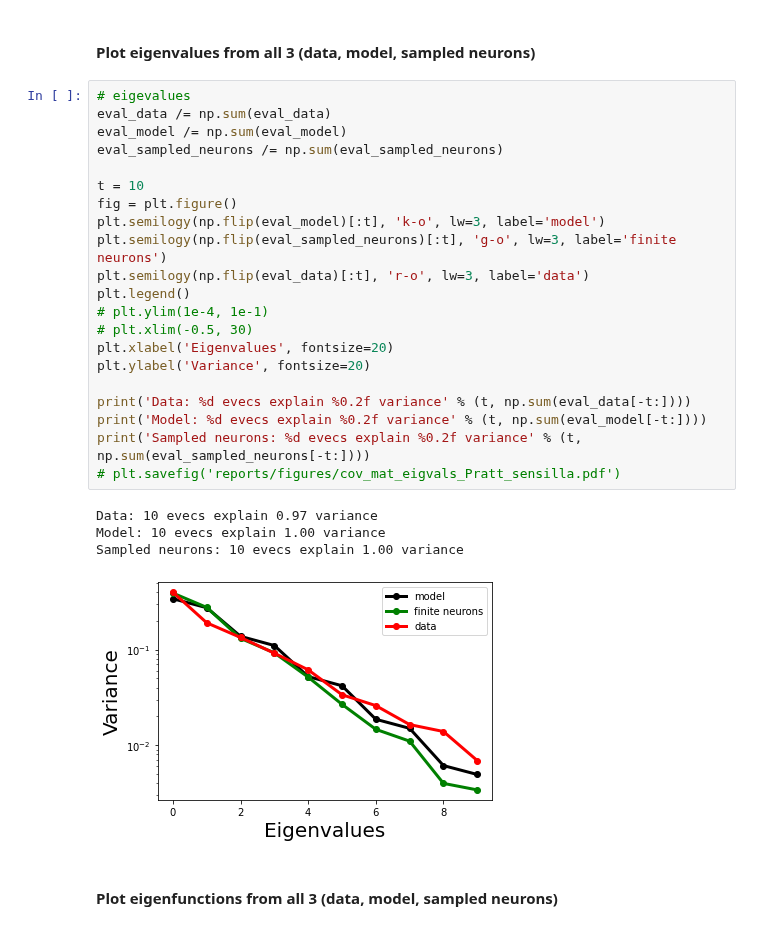
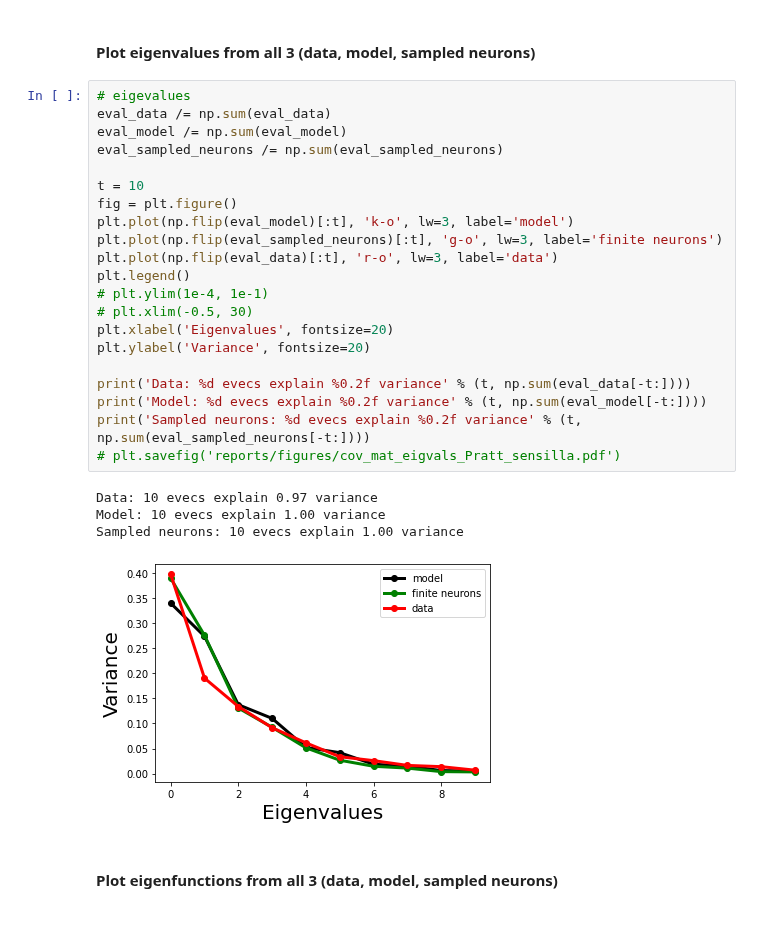
Before and after one commit to BruntonUWBio/structured-random-features, a Jupyter notebook: notebooks/reports/1.0-bp-sensilla-covariance-analysis.ipynb, the cells around one changed output. Drawn from its saved outputs; the diff is of its cells as text.

```diff
--- a/notebooks/reports/1.0-bp-sensilla-covariance-analysis.ipynb
+++ b/notebooks/reports/1.0-bp-sensilla-covariance-analysis.ipynb
@@ -155,29 +155,29 @@ eval_sampled_neurons, evec_sampled_neurons = la.eigh(cov_sampled_neurons)
 # %%
 # eigevalues
 eval_data /= np.sum(eval_data)
 eval_model /= np.sum(eval_model)
 eval_sampled_neurons /= np.sum(eval_sampled_neurons)
 
 t = 10
 fig = plt.figure()
-plt.semilogy(np.flip(eval_model)[:t], 'k-o', lw=3, label='model')
-plt.semilogy(np.flip(eval_sampled_neurons)[:t], 'g-o', lw=3, label='finite neurons')
-plt.semilogy(np.flip(eval_data)[:t], 'r-o', lw=3, label='data')
+plt.plot(np.flip(eval_model)[:t], 'k-o', lw=3, label='model')
+plt.plot(np.flip(eval_sampled_neurons)[:t], 'g-o', lw=3, label='finite neurons')
+plt.plot(np.flip(eval_data)[:t], 'r-o', lw=3, label='data')
 plt.legend()
 # plt.ylim(1e-4, 1e-1)
 # plt.xlim(-0.5, 30)
 plt.xlabel('Eigenvalues', fontsize=20)
 plt.ylabel('Variance', fontsize=20)
 
 print('Data: %d evecs explain %0.2f variance' % (t, np.sum(eval_data[-t:])))
 print('Model: %d evecs explain %0.2f variance' % (t, np.sum(eval_model[-t:])))
 print('Sampled neurons: %d evecs explain %0.2f variance' % (t, np.sum(eval_sampled_neurons[-t:])))
 # plt.savefig('reports/figures/cov_mat_eigvals_Pratt_sensilla.pdf')
 # %% [output]
 Data: 10 evecs explain 0.97 variance
 Model: 10 evecs explain 1.00 variance
 Sampled neurons: 10 evecs explain 1.00 variance
-[figure, old version]
+[figure, new version]
 # %% [markdown]
 #### Plot eigenfunctions from all 3 (data, model, sampled neurons)
 # %%
```
Also changed, not shown: parts of 3 cells of this notebook, 6 other files.
